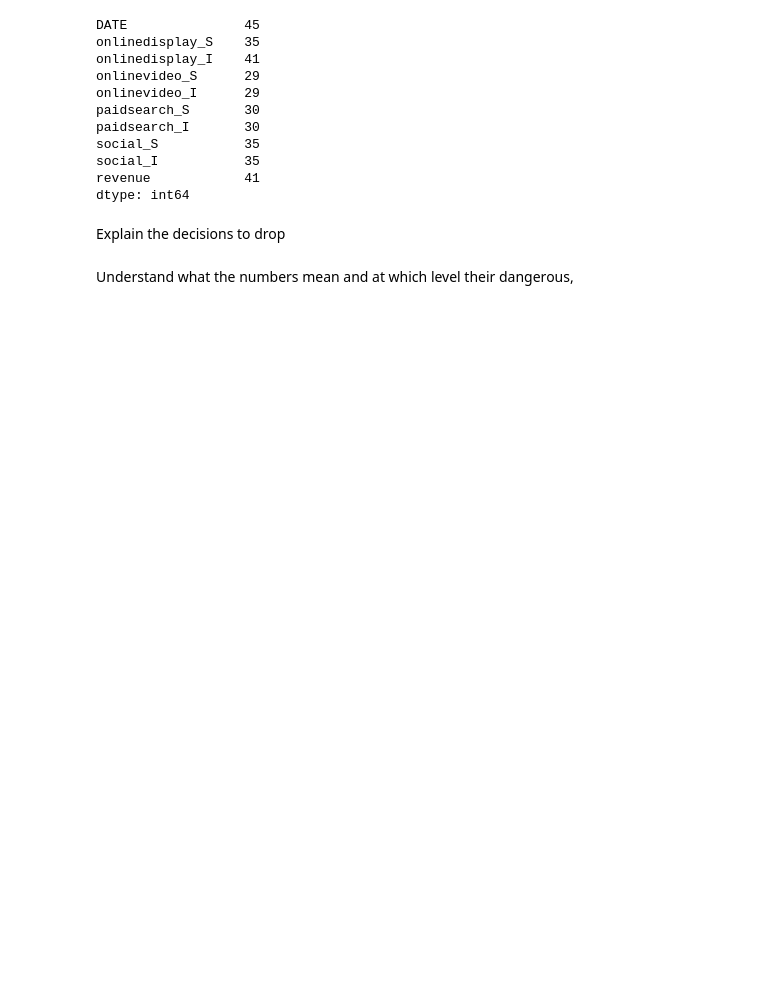
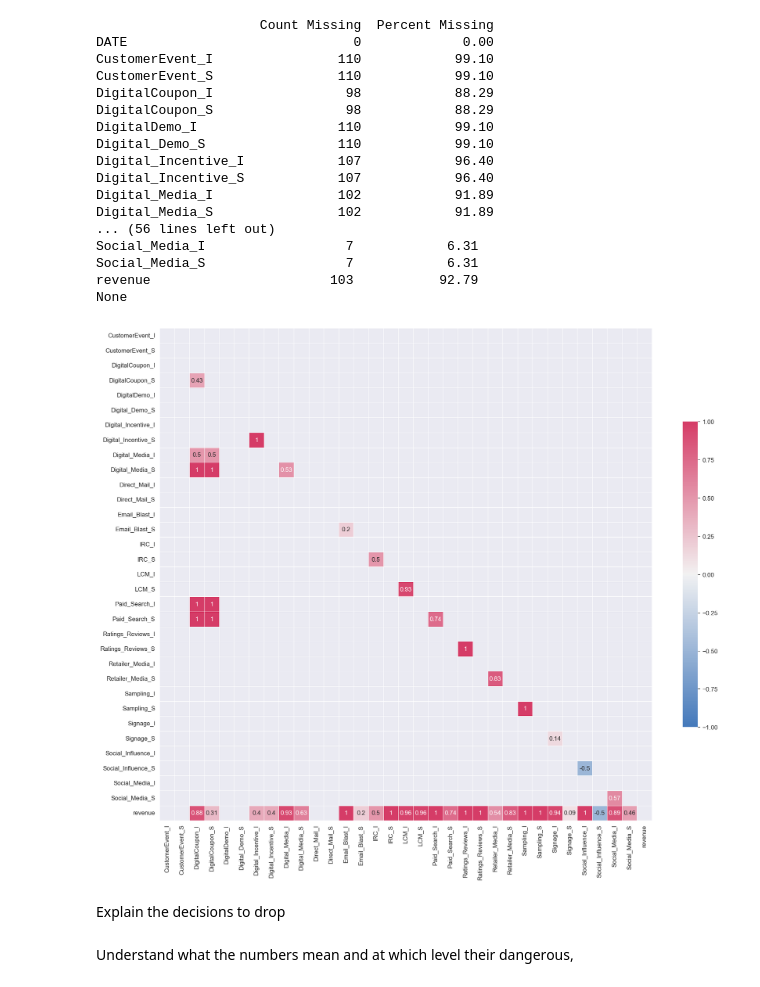
Before and after one commit to NA-Git/Bayesian_Methods, a Jupyter notebook: attribution/MMM/EDA.ipynb, the cells around one changed output. Saved outputs shown, nothing was run; the diff lists cells and outputs as text; code cells hidden in the pictures; blank space fills up the shorter version.

```diff
--- a/attribution/MMM/EDA.ipynb
+++ b/attribution/MMM/EDA.ipynb
@@ -92,8 +82,29 @@ def unique(df):
+# %%
+def unique(df):
+    percent_unique = np.array(100 * df.nunique()/len(df.index)).round(2)
+    count_unique = df.nunique()
+    names = [var for var in df.columns]
+    unique_df = pd.DataFrame(index=names)
+    unique_df["Count Unique"] = count_unique
+    unique_df["Percent Unique"] = percent_unique
+    print(unique_df)
+# %%
+def corr_plot(df):
+    corr_temp = df.drop(['DATE'], axis=1)
+    corr_names = corr_temp.columns.tolist()
+    temp_df = df[corr_names]
+    corr = temp_df.corr(method="spearman").round(2)
+    mask = np.triu(np.ones_like(corr, dtype=bool))
+    f, ax = plt.subplots(figsize=(18, 18))
+    cmap = sns.diverging_palette(250, 1, as_cmap=True)
+    sns.heatmap(corr, annot=True, mask=mask, cmap=cmap,
+                vmax=1, vmin=-1, center=0,
+                square=True, linewidths=.5, cbar_kws={"shrink": .5})
 # %%
 def summary(df):
     print(missing_values(df))
-    print(dickey_fuller(df))
     print(unique(df))
+    corr_plot(df)
 # %%
 summary(df)
 # %% [output]
@@ -117,19 +129,28 @@ None
-# %%
-df = df.drop(['ott_S', 'ott_I', 'audio_S', 'audio_I',
-              'tiktok_S', 'tiktok_I'], axis=1)
-df.nunique()
-# %% [output]
-DATE               45
-onlinedisplay_S    35
-onlinedisplay_I    41
-onlinevideo_S      29
-onlinevideo_I      29
-paidsearch_S       30
-paidsearch_I       30
-social_S           35
-social_I           35
-revenue            41
-dtype: int64
+# %%
+temp_week = df['DATE']
+corr_temp = df.drop(['DATE'], axis=1)
+corr_names = corr_temp.columns.tolist()
+df = df.drop([], axis=1)
+summary(df)
+# %% [output]
+                     Count Missing  Percent Missing
+DATE                             0             0.00
+CustomerEvent_I                110            99.10
+CustomerEvent_S                110            99.10
+DigitalCoupon_I                 98            88.29
+DigitalCoupon_S                 98            88.29
+DigitalDemo_I                  110            99.10
+Digital_Demo_S                 110            99.10
+Digital_Incentive_I            107            96.40
+Digital_Incentive_S            107            96.40
+Digital_Media_I                102            91.89
+Digital_Media_S                102            91.89
+... (56 lines left out)
+Social_Media_I                  7            6.31
+Social_Media_S                  7            6.31
+revenue                       103           92.79
+None
+[figure, added]
 # %% [markdown]
 Explain the decisions to drop
 # %% [markdown]
```
Also changed, not shown: parts of 36 cells of this notebook.
